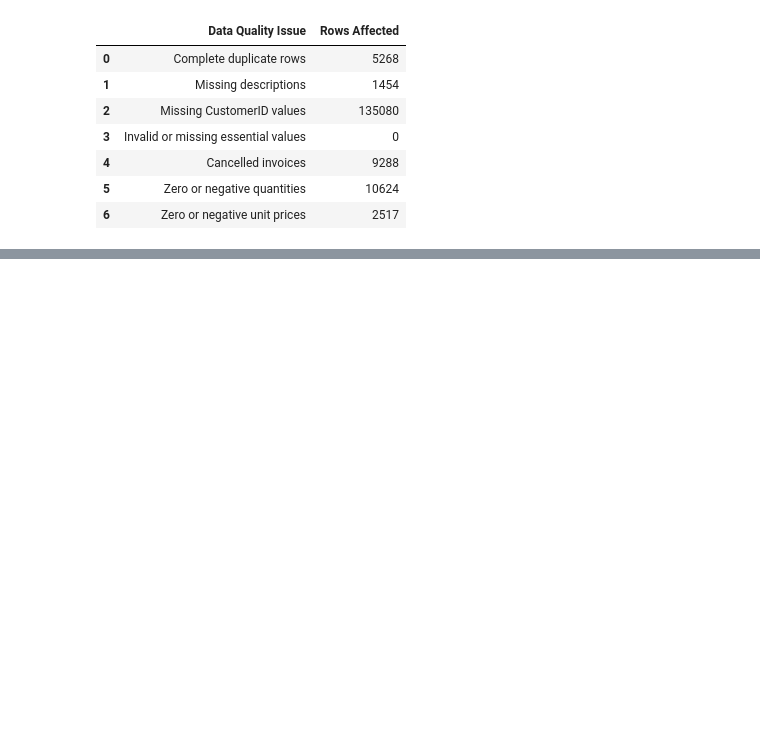
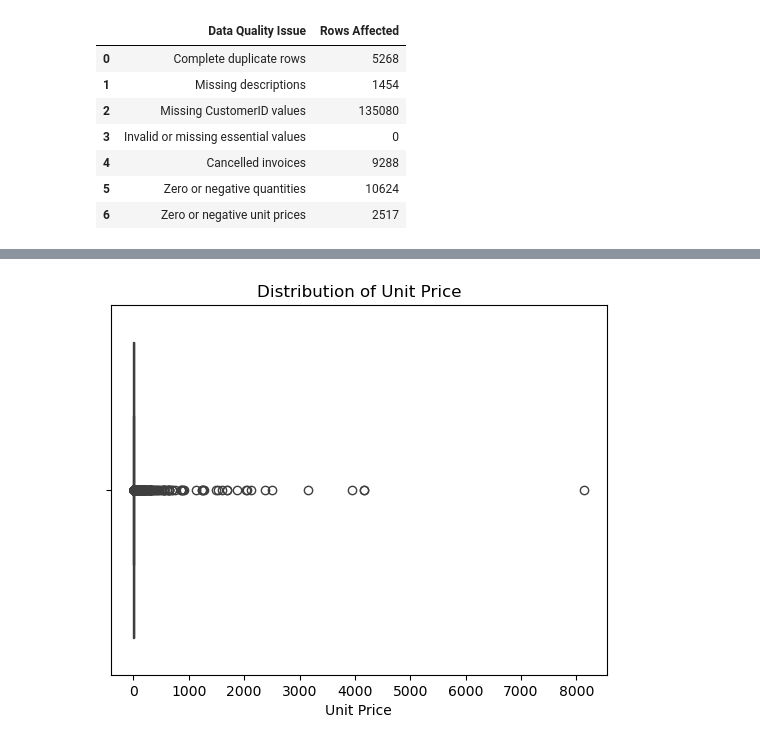
Before and after one commit to AdeliaAcacio/DataVis_repeat, a Jupyter notebook: DataVisualComm_repeat_onlineRetail.ipynb, the cells around one changed output, grey strips where cells are left out. Drawn from its saved outputs; the diff is of its cells as text; code cells hidden in the pictures; blank space fills up the shorter version.

```diff
--- a/DataVisualComm_repeat_onlineRetail.ipynb
+++ b/DataVisualComm_repeat_onlineRetail.ipynb
@@ -403,0 +489,9 @@ A copy of the original
+# %%
+# Visualise possible UnitPrice outliers
+sns.boxplot(x=df_clean['UnitPrice'])
+
+plt.title('Distribution of Unit Price')
+plt.xlabel('Unit Price')
+plt.show()
+# %% [output]
+[figure, added]
```
Also changed, not shown: parts of 55 cells of this notebook, 1 other file.
